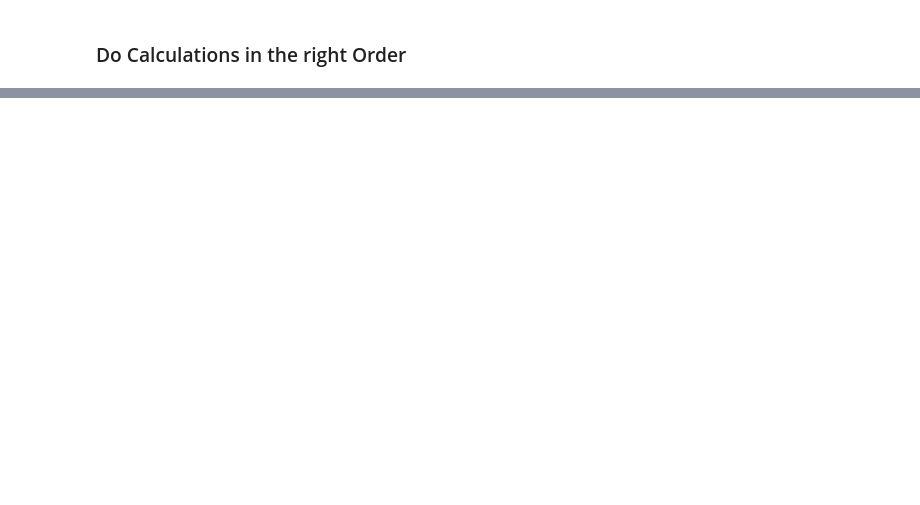
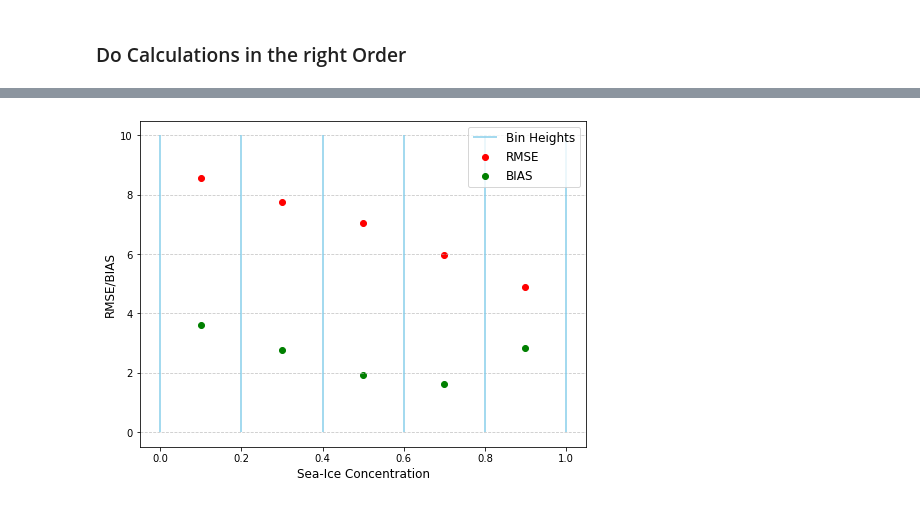
Before and after one commit to maltemuellerm/SvalMIZ2024, a Jupyter notebook: 04_ProjectedFields_Evaluation/TransformsFirstTests.ipynb, the cells around one changed output, grey strips where cells are left out. Cells and saved outputs as stored; diff of their text form; code cells hidden in the pictures; blank space fills up the shorter version.

```diff
--- a/04_ProjectedFields_Evaluation/TransformsFirstTests.ipynb
+++ b/04_ProjectedFields_Evaluation/TransformsFirstTests.ipynb
@@ -181,0 +352,18 @@ np.nanmean(m1.MODprojdata-m1.modisdata)
+# %%
+rmse_values = np.sqrt(np.nanmean(mse,axis=1))
+bias_values = np.nanmean(bias,axis=1)
+
+bins = np.arange(0.0, 1.2, 0.2)
+bin_midpoint = bins[0:5]+0.1
+plt.figure(figsize=(8, 6))
+plt.vlines(bins, ymin=0, ymax=10, colors='skyblue', linestyles='solid', label="Bin Heights")
+plt.scatter(bin_midpoint,rmse_values,color='red', label='RMSE')
+plt.scatter(bin_midpoint,bias_values,color='green', label='BIAS')
+
+plt.xlabel("Sea-Ice Concentration", fontsize=12)
+plt.ylabel("RMSE/BIAS", fontsize=12)
+plt.grid(axis='y', linestyle='--', alpha=0.7)
+plt.legend(fontsize=12)
+plt.show()
+# %% [output]
+[figure, added]
```
Also changed, not shown: parts of 8 cells of this notebook.
